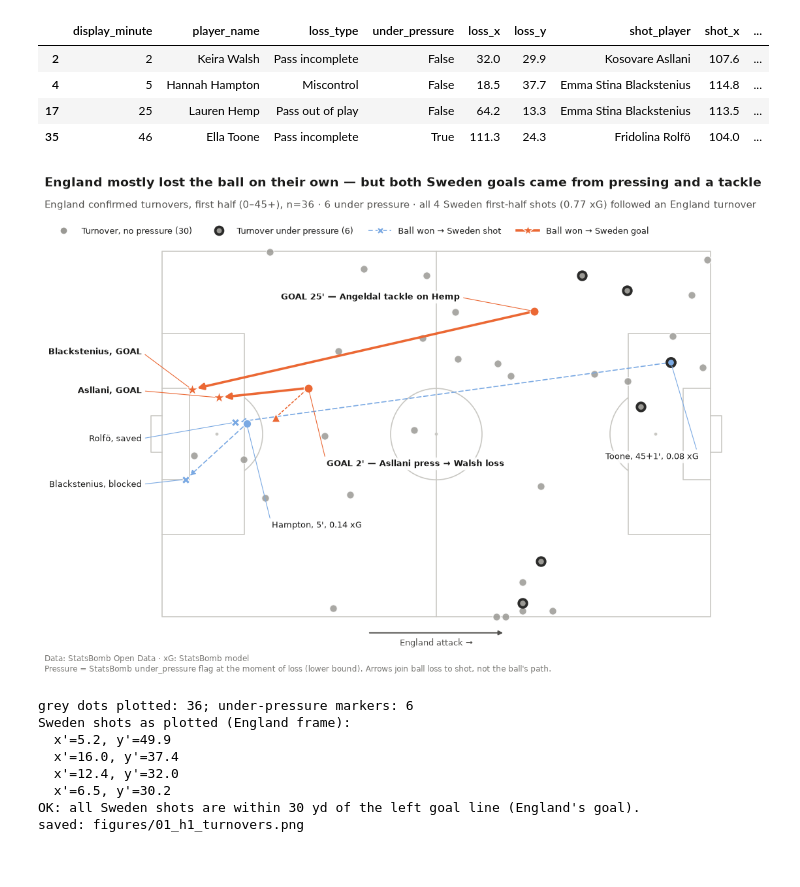
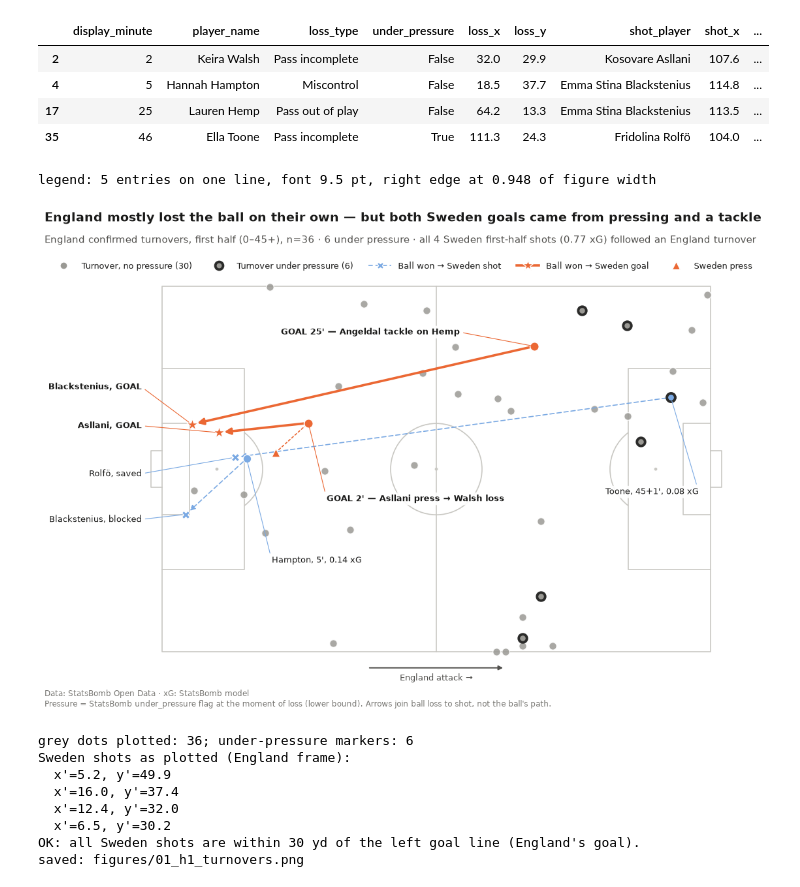
Before and after one commit to belorussky-football/womens-euro-2025-sweden-england-comeback, a Jupyter notebook: notebooks/03_figures.ipynb, the cells around one changed output. Cells and saved outputs as stored; diff of their text form; code cells hidden in the pictures.

```diff
--- a/notebooks/03_figures.ipynb
+++ b/notebooks/03_figures.ipynb
@@ -182,36 +182,49 @@ shot_labels = pd.concat([
 SHOT_LABEL_X = -4.5
 SHOT_LABEL_Y = [22, 30.5, 41, 51]  # one slot per shot, top to bottom
 assert len(shot_labels) == len(SHOT_LABEL_Y)
 for r, y in zip(shot_labels.itertuples(), SHOT_LABEL_Y):
     P.label(ax, f"{surname(r.shot_player)}, {SHOT_OUTCOME_TEXT[r.shot_outcome]}",
             (r.shot_x_eng, r.shot_y_eng), (SHOT_LABEL_X, y), ha="right",
             color=G if r.goal else S2, weight="bold" if r.goal else "normal")
 
 P.add_attack_arrow(ax, "England attack →")
 
 # Title, legend, footer.
 P.add_title(
     fig,
     "England mostly lost the ball on their own — but both Sweden goals came from pressing and a tackle",
     f"England confirmed turnovers, first half (0–45+), n={n_turnovers} · {n_pressure} under pressure · "
     f"all {n_first_half_shots} Sweden first-half shots ({linked_xg:.2f} xG) followed an England turnover",
 )
 handles = [
     Line2D([], [], ls="", marker="o", ms=8, mfc=C["neutral"], mec=C["background"],
            label=f"Turnover, no pressure ({n_turnovers - n_pressure})"),
     Line2D([], [], ls="", marker="o", ms=8.5, mfc=C["neutral"], mec=C["neutral_edge"],
            mew=P.PRESSURE_RING_WIDTH, label=f"Turnover under pressure ({n_pressure})"),
     Line2D([], [], ls=(0, (4, 2.5)), lw=1.2, color=S2, marker="X", ms=7.5, mec=C["background"],
            label="Ball won → Sweden shot"),
     Line2D([], [], ls="-", lw=2.6, color=G, marker="*", ms=12, mec=C["background"],
            label="Ball won → Sweden goal"),
+    Line2D([], [], ls="", marker="^", ms=8.5, mfc=G, mec=C["background"], mew=0.8,
+           label="Sweden press"),
 ]
-fig.legend(handles=handles, loc="upper left", bbox_to_anchor=(0.04, 0.885), ncol=4, frameon=False,
-           fontsize=P.FONT_SIZES["legend"], handlelength=2.6, columnspacing=1.8)
+# One line above the pitch: shrink the legend font (never wrap) until it fits inside the right margin.
+fig.canvas.draw()
+renderer = fig.canvas.get_renderer()
+for legend_fs in np.arange(P.FONT_SIZES["legend"], 6.9, -0.5):
+    leg = fig.legend(handles=handles, loc="upper left", bbox_to_anchor=(0.04, 0.885), ncol=len(handles),
+                     frameon=False, fontsize=legend_fs, handlelength=2.6, columnspacing=1.8)
+    right = leg.get_window_extent(renderer).transformed(fig.transFigure.inverted()).x1
+    if right <= 0.96:
+        break
+    leg.remove()
+print(f"legend: {len(handles)} entries on one line, font {legend_fs:.1f} pt, right edge at {right:.3f} of figure width")
+assert right <= 0.96
 P.add_footer(fig, note="Pressure = StatsBomb under_pressure flag at the moment of loss (lower bound). "
                        "Arrows join ball loss to shot, not the ball's path.")
 # %% [output]
+legend: 5 entries on one line, font 9.5 pt, right edge at 0.948 of figure width
-[figure, old version]
+[figure, new version]
 # %%
 # Check the plotted positions: count markers and confirm Sweden shots sit at the LEFT goal (England's goal).
 n_grey = len(sc_plain.get_offsets()) + len(sc_pressed.get_offsets())
```
Also changed, not shown: 1 other file.
